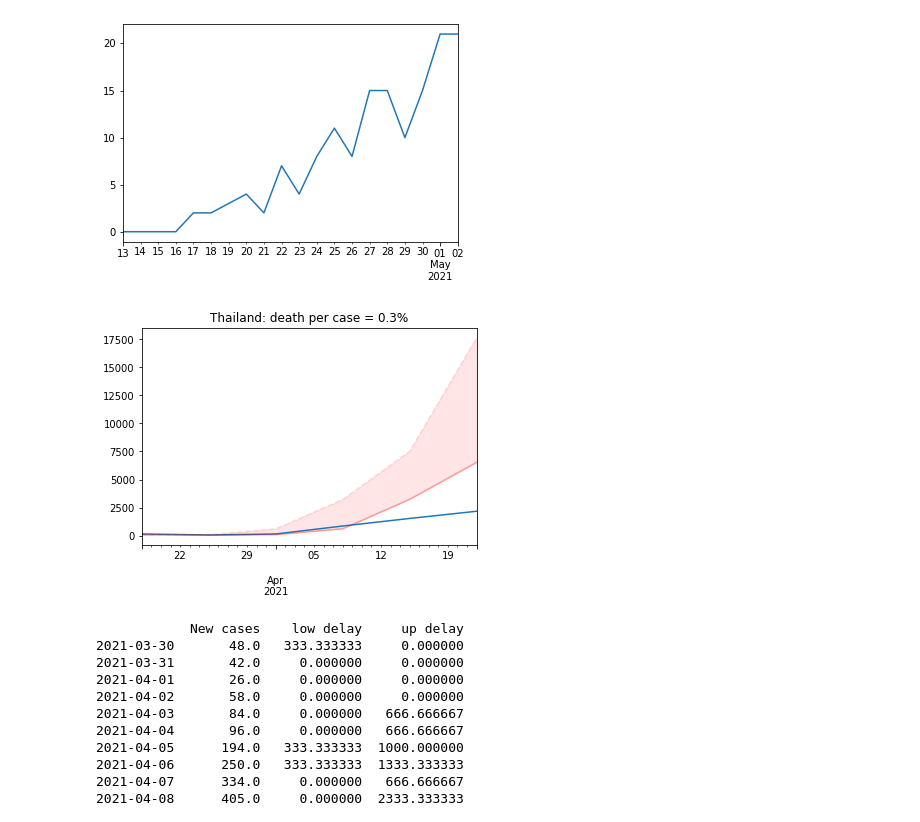
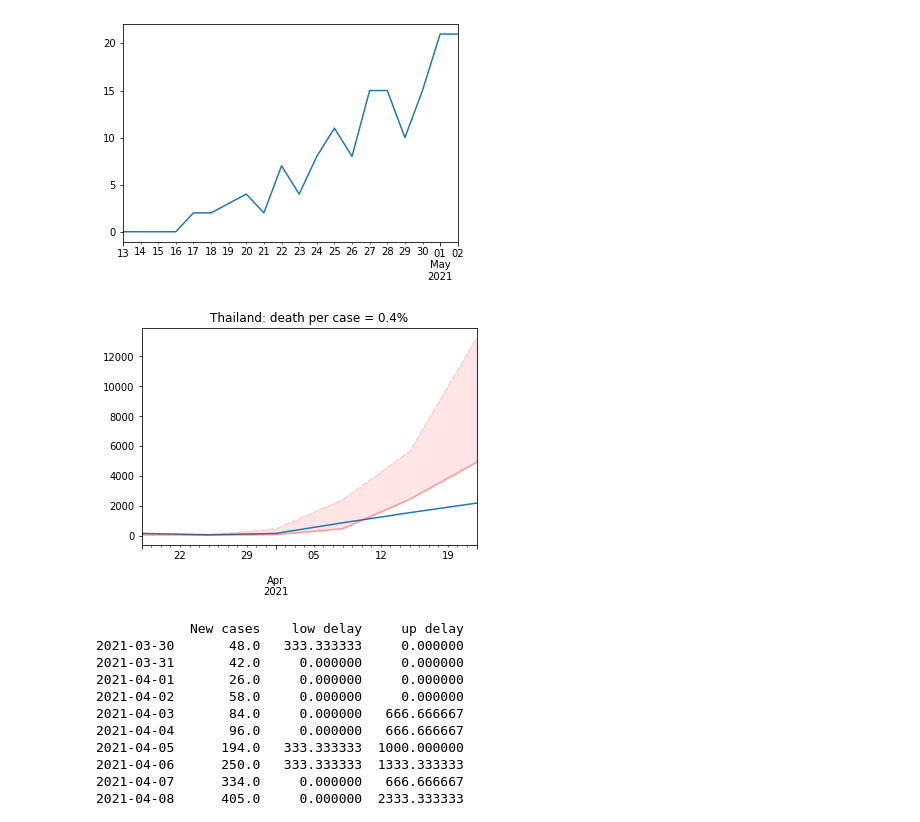
Before and after one commit to srimanob/COVID-19-ThaiStudy, a Jupyter notebook: thai_covid.ipynb, the cells around one changed output. Saved outputs shown, nothing was run; the diff lists cells and outputs as text; code cells hidden in the pictures.

```diff
--- a/thai_covid.ipynb
+++ b/thai_covid.ipynb
@@ -134,19 +133,19 @@ def drawbandplot(backestCountry,country_name,death_per_case):
 # %%
 date = 40
 up = 14
 low = 7
 onset = 15
-backestthailand = bandbackestimate(thaicovid,deathpercase=0.003,delayupper=up,delaylower=low,onsetexpo = onset).iloc[-date:].resample("7D").mean()
+backestthailand = bandbackestimate(thaicovid,deathpercase=0.004,delayupper=up,delaylower=low,onsetexpo = onset).iloc[-date:].resample("7D").mean()
 #backestthailand = backestthailand.iloc[-date:].resample("7D").mean()
 #extradf = extradf.resample("7D").mean()
-ax = backestthailand["New cases"].plot(title="Thailand: death per case = 0.3%")
+ax = backestthailand["New cases"].plot(title="Thailand: death per case = 0.4%")
 backestthailand["Upper delay"].plot(style='r--',alpha=0.1)
 backestthailand["Lower delay"].plot(style='r-',alpha=0.3)
 #extradf["Extrapolation"].plot(style='g-',alpha=1)
 ax.fill_between(backestthailand.index,backestthailand["Upper delay"],backestthailand["Lower delay"],color='red',alpha=0.1)
 plt.savefig("Thailand_band.png",dpi=300)
 # %% [output]
-[figure, old version]
+[figure, new version]
 # %%
 # %% [output]
             New cases    low delay     up delay
```
Also changed, not shown: parts of 8 cells of this notebook.
